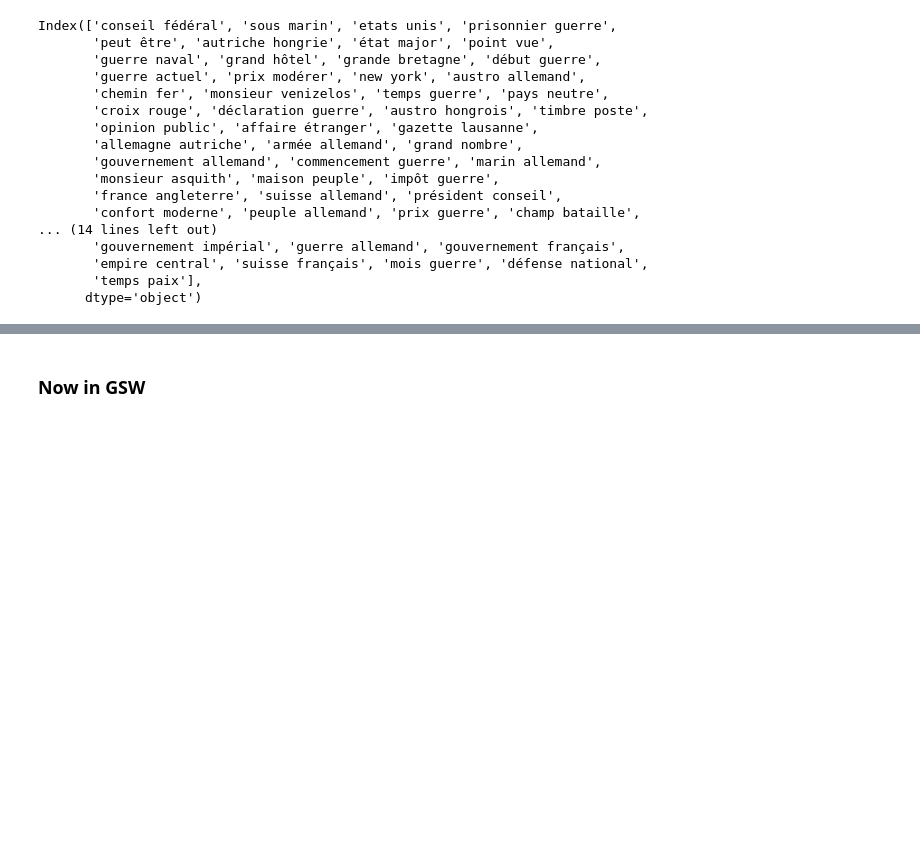
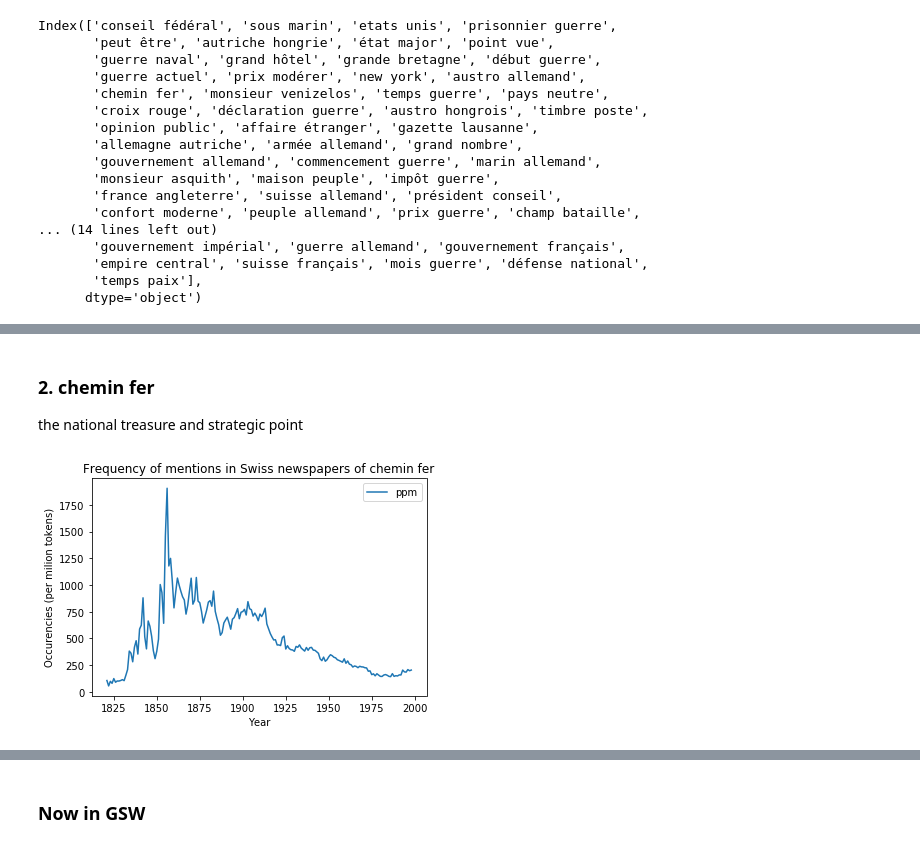
Before and after one commit to ludovicaschaerf/H-D_Project, a Jupyter notebook: newspapers_propaganda/propaganda.ipynb, the cells around one changed output, grey strips where cells are left out. Cells and saved outputs as stored; diff of their text form; code cells hidden in the pictures; blank space fills up the shorter version.

```diff
--- a/newspapers_propaganda/propaganda.ipynb
+++ b/newspapers_propaganda/propaganda.ipynb
@@ -180,0 +243,7 @@ Index(['conseil fédéral', 'sous marin', 'etats unis', 'prisonnier guerre',
+# %% [markdown]
+### 2. chemin fer
+the national treasure and strategic point
+# %%
+vis_bigram(trends_french_selected, "chemin fer")
+# %% [output]
+[figure, added]
```
Also changed, not shown: parts of 29 cells of this notebook, 4 other files.
